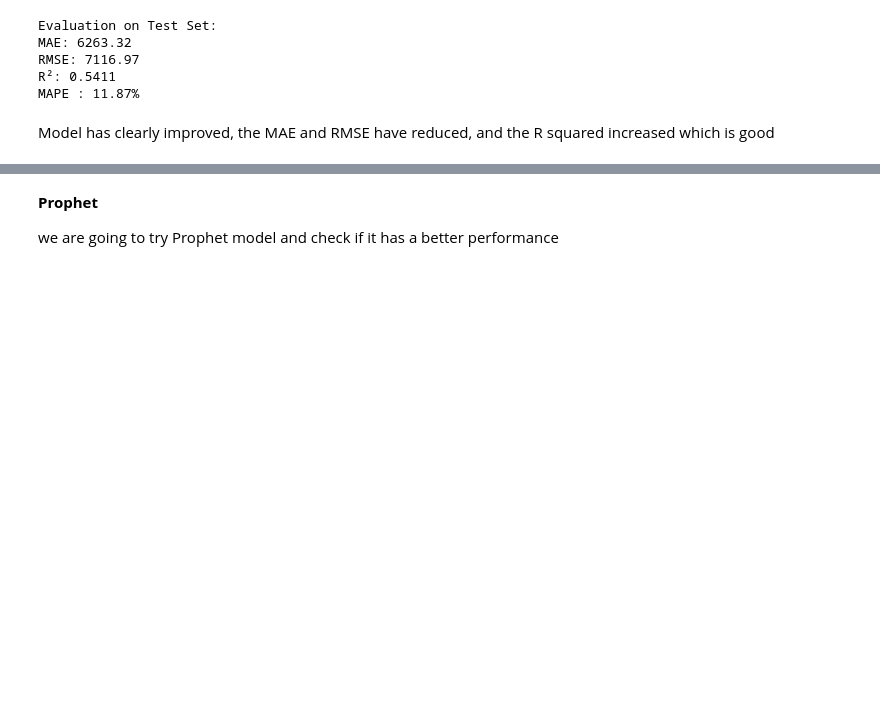
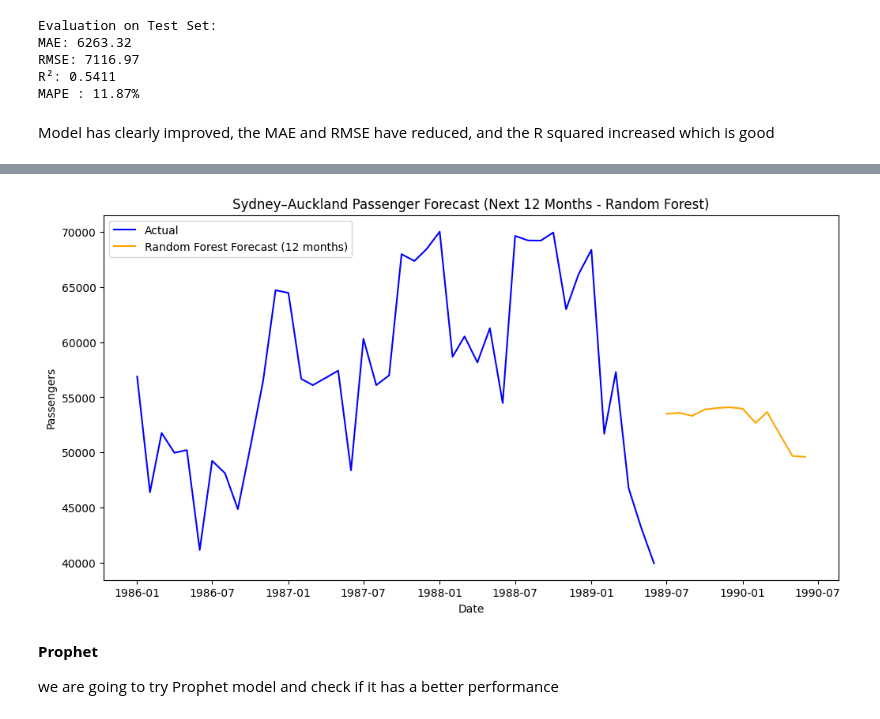
Before and after one commit to kebrcic/data-tech-challenge, a Jupyter notebook: code.ipynb, the cells around one changed output, grey strips where cells are left out. Saved outputs shown, nothing was run; the diff lists cells and outputs as text; code cells hidden in the pictures; blank space fills up the shorter version.

```diff
--- a/code.ipynb
+++ b/code.ipynb
@@ -550,3 +689,14 @@ Model has clearly improved, the MAE and RMSE have reduced, and the R squared inc
+# %%
+plt.figure(figsize=(12,6))
+plt.plot(df_with_date['Date'], route_df['Passengers_Total'], label="Actual", color="blue")
+plt.plot(future_df['Date'], future_df['Passengers_Total'], label="Random Forest Forecast (12 months)", color="orange")
+plt.legend()
+plt.title("Sydney–Auckland Passenger Forecast (Next 12 Months - Random Forest)")
+plt.xlabel("Date")
+plt.ylabel("Passengers")
+plt.show()
+# %% [output]
+[figure, added]
 # %% [markdown]
 **Prophet**
 
```
Also changed, not shown: parts of 10 cells of this notebook.
